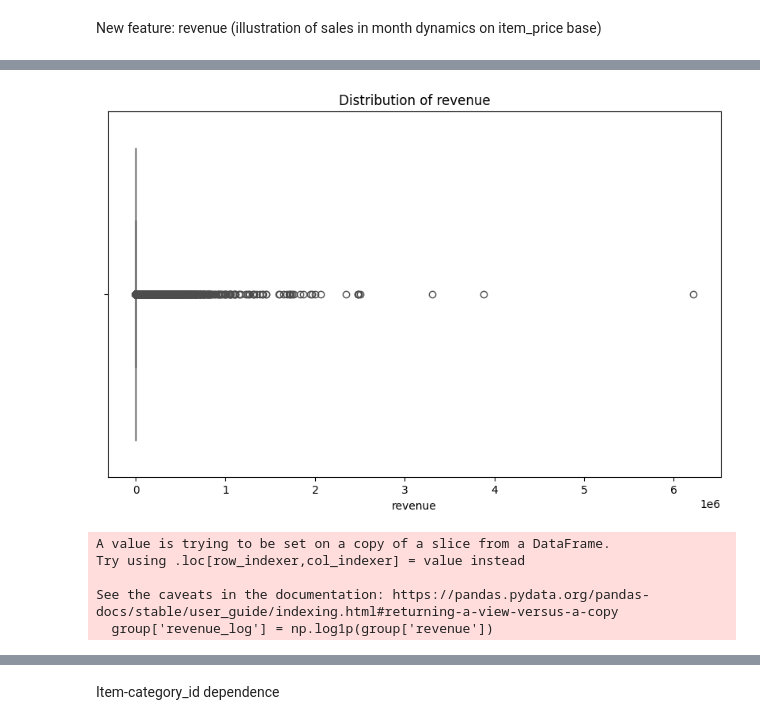
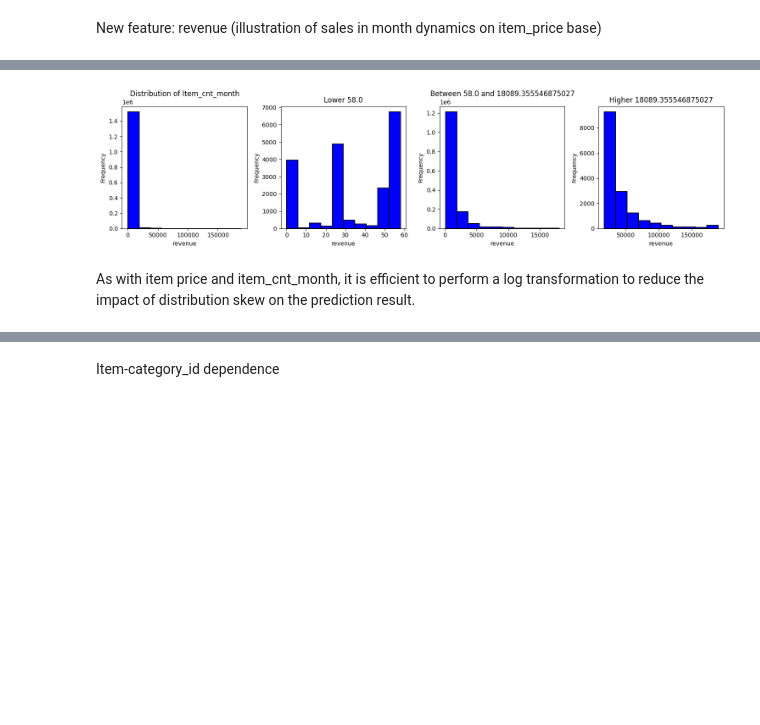
Before and after one commit to YPolina/Trainee, a Jupyter notebook: EDA.ipynb, the cells around one changed output, grey strips where cells are left out. Cells and saved outputs as stored; diff of their text form; code cells hidden in the pictures; blank space fills up the shorter version.

```diff
--- a/EDA.ipynb
+++ b/EDA.ipynb
@@ -253,7 +287,8 @@ Sales at the beggining of the year are vary from shop to shop. But an increase i
 # %% [markdown]
 New feature: city
 # %%
+#Exctraction of city name from shop name
 df_shops['city'] = df_shops['shop_name'].str.split(' ').apply(lambda x: x[0])
+df_shops.replace({'city': 'Сергиев'}, 'Сергиев Посад', inplace=True)
 df_shops['city_id'] = encoder.fit_transform(df_shops['city'])
 df_shops['shop_id_encoded'] = encoder.fit_transform(df_shops['shop_id'])
-df_shops.head()
@@ -267,6 +295,4 @@ df_shops.head()
 # %%
-group = df_train.groupby('shop_id_encoded').agg({'item_cnt_month_log':'sum'})
-group = group.reset_index()
+group = df_train.groupby('shop_id_encoded')['item_cnt_month'].sum().reset_index()
 group = pd.merge(group, df_shops, on = 'shop_id_encoded', how = 'left')
-sorted_group = group.groupby('city').agg({'item_cnt_month_log':'sum'}).sort_values(by = 'item_cnt_month_log', ascending = False).reset_index()
-sorted_group.head()
+sales_per_city = group.groupby(['city', 'city_id'])['item_cnt_month'].sum().reset_index().sort_values(by = 'item_cnt_month', ascending = False)
@@ -295,3 +316,3 @@ Sales are higher in big cities. The highest sales are observed in the capital of
 # %%
-group = group[['shop_id_encoded', 'city_id']]
-group.head()
+group = group[['shop_id_encoded', 'city', 'city_id']]
+df_train = pd.merge(df_train, group, on = 'shop_id_encoded', how = 'left')
@@ -378,6 +359,5 @@ The highest number of sales is observed for the price range from 0 to 33 000. Th
 # %% [markdown]
 New feature: revenue (illustration of sales in month dynamics on item_price base)
 # %%
-group = df_train[['item_price', 'item_cnt_month', 'date_block_num', 'shop_id', 'item_cnt_month_log']]
+group = df_train.loc[:,['item_price', 'item_cnt_month', 'date_block_num', 'shop_id']]
 group['revenue'] = (group.item_price * group.item_cnt_month)
-group.head()
@@ -396,13 +364,7 @@ See the caveats in the documentation: https://pandas.pydata.org/pandas-docs/stab
 # %%
-boxplot(group, 'revenue')
+distribution(group, 'revenue')
 # %% [output]
-[figure, old version]
+[figure, new version]
-# %%
-group['revenue_log'] = np.log1p(group['revenue'])
-# %% [output]
-A value is trying to be set on a copy of a slice from a DataFrame.
-Try using .loc[row_indexer,col_indexer] = value instead
-
-See the caveats in the documentation: https://pandas.pydata.org/pandas-docs/stable/user_guide/indexing.html#returning-a-view-versus-a-copy
-  group['revenue_log'] = np.log1p(group['revenue'])
+# %% [markdown]
+As with item price and item_cnt_month, it is efficient to perform a log transformation to reduce the impact of distribution skew on the prediction result.
 # %%
```
Also changed, not shown: parts of 138 cells of this notebook.
